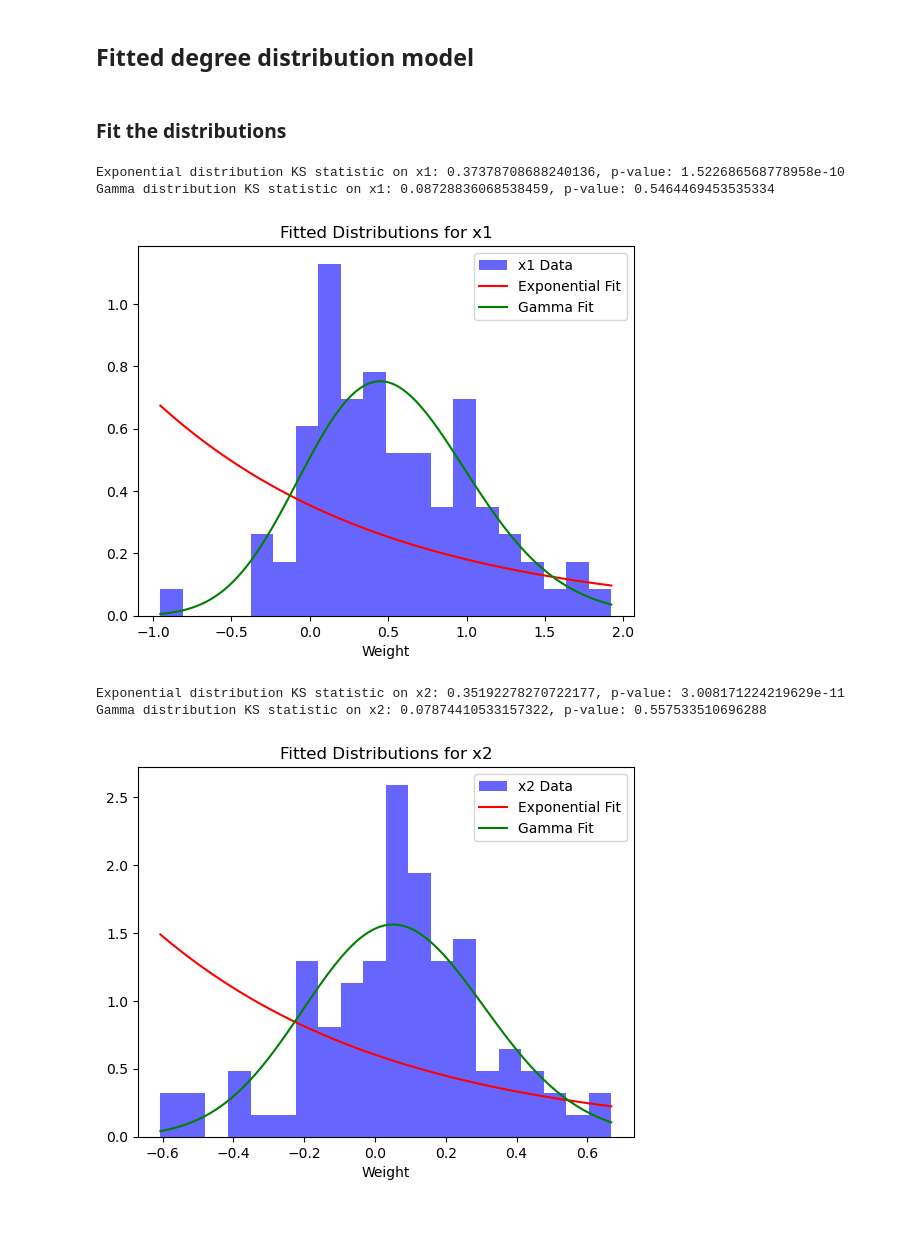
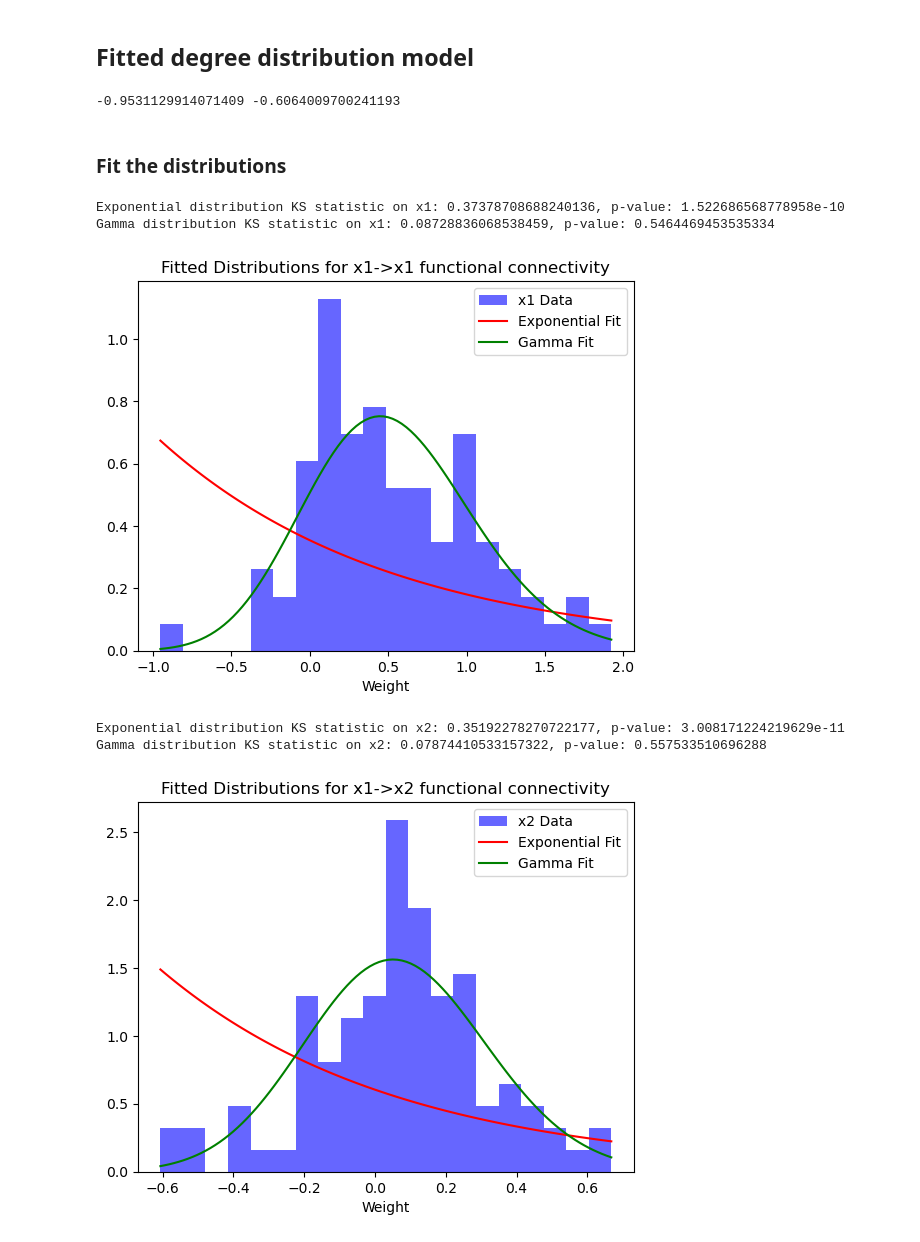
Before and after one commit to CharlesXu-Jingyue/VMHvl_MechModels, a Jupyter notebook: VMHvl_MM_Numerical.ipynb, the cells around one changed output. Saved outputs shown, nothing was run; the diff lists cells and outputs as text; code cells hidden in the pictures.

Commit message:
dist dependent conn

```diff
--- a/VMHvl_MM_Numerical.ipynb
+++ b/VMHvl_MM_Numerical.ipynb
@@ -42,6 +46,7 @@ Spike rate history recorded.
 # %%
 # Save simulation object
-save_path = 'snn.pkl'
-with open(save_path, 'wb') as f:
-    pickle.dump(snn, f)
-print(f'Simulation object saved to {save_path}')
+# current_time = datetime.now().strftime('%Y%m%d%H%M%S')
+# save_path = f'/home/charlesxu/local/data/vmhvl_snn/snn_{current_time}.pkl'
+# with open(save_path, 'wb') as f:
+#     pickle.dump(snn, f)
+# print(f'Simulation object saved to {save_path}')
@@ -50,6 +53,7 @@ Simulation object saved to snn.pkl
 # %%
 # Read simulation object
-with open(save_path, 'rb') as f:
+read_path = '/home/charlesxu/local/data/vmhvl_snn/snn_N1000T200e3_expsmooth.pkl'
+with open(read_path, 'rb') as f:
     snn = pickle.load(f)
-print(f'Simulation object loaded from {save_path}')
+print(f'Simulation object loaded from {read_path}')
 # %% [output]
@@ -97,59 +109,63 @@ dist_x2 = np.squeeze(dist_x2)
+# %%
+print(np.min(dist_x1), np.min(dist_x2))
+# %% [output]
+-0.9531129914071409 -0.6064009700241193
 # %% [markdown]
 ### Fit the distributions
 # %%
-## Fit for x1 population
+## Fit for x1->x1 functional connectivity
 
 # Fit parameters
 x1_exp_fit = stats.expon.fit(dist_x1)
 x1_gamma_fit = stats.gamma.fit(dist_x1)
 
 # Goodness of fit
 x1_exp_ks = stats.kstest(dist_x1, 'expon', args=x1_exp_fit)
 x1_gamma_ks = stats.kstest(dist_x1, 'gamma', args=x1_gamma_fit)
 print(f'Exponential distribution KS statistic on x1: {x1_exp_ks[0]}, p-value: {x1_exp_ks[1]}')
 print(f'Gamma distribution KS statistic on x1: {x1_gamma_ks[0]}, p-value: {x1_gamma_ks[1]}')
 
 # Plot the histogram and the fitted distributions
 x = np.linspace(np.min(dist_x1), np.max(dist_x1), 100)
 x1_exp_pdf = stats.expon.pdf(x, *x1_exp_fit)
 x1_gamma_pdf = stats.gamma.pdf(x, *x1_gamma_fit)
 plt.hist(dist_x1, bins=20, density=True, alpha=0.6, color='b', label='x1 Data')
 plt.plot(x, x1_exp_pdf, 'r-', label='Exponential Fit')
 plt.plot(x, x1_gamma_pdf, 'g-', label='Gamma Fit')
 plt.xlabel('Weight')
 plt.legend()
-plt.title('Fitted Distributions for x1')
+plt.title('Fitted Distributions for x1->x1 functional connectivity')
 plt.show()
 # %% [output]
 Exponential distribution KS statistic on x1: 0.37378708688240136, p-value: 1.522686568778958e-10
 Gamma distribution KS statistic on x1: 0.08728836068538459, p-value: 0.5464469453535334
-[figure, old version]
+[figure, new version]
 # %%
-## Fit for x2 population
+## Fit for x1->x2 functional connectivity
 
 # Fit parameters
-x2_exp_fit = stats.expon.fit(dist_x2)
-x2_gamma_fit = stats.gamma.fit(dist_x2)
+x1x2_exp_fit = stats.expon.fit(dist_x2)
+x1x2_gamma_fit = stats.gamma.fit(dist_x2)
 
 # Goodness of fit
-x2_exp_ks = stats.kstest(dist_x2, 'expon', args=x2_exp_fit)
-x2_gamma_ks = stats.kstest(dist_x2, 'gamma', args=x2_gamma_fit)
-print(f'Exponential distribution KS statistic on x2: {x2_exp_ks[0]}, p-value: {x2_exp_ks[1]}')
-print(f'Gamma distribution KS statistic on x2: {x2_gamma_ks[0]}, p-value: {x2_gamma_ks[1]}')
+x1x2_exp_ks = stats.kstest(dist_x2, 'expon', args=x1x2_exp_fit)
+x1x2_gamma_ks = stats.kstest(dist_x2, 'gamma', args=x1x2_gamma_fit)
+print(f'Exponential distribution KS statistic on x2: {x1x2_exp_ks[0]}, p-value: {x1x2_exp_ks[1]}')
+print(f'Gamma distribution KS statistic on x2: {x1x2_gamma_ks[0]}, p-value: {x1x2_gamma_ks[1]}')
 
 # Plot the histogram and the fitted distributions
 x = np.linspace(np.min(dist_x2), np.max(dist_x2), 100)
-x2_exp_pdf = stats.expon.pdf(x, *x2_exp_fit)
-x2_gamma_pdf = stats.gamma.pdf(x, *x2_gamma_fit)
+x1x2_exp_pdf = stats.expon.pdf(x, *x1x2_exp_fit)
+x1x2_gamma_pdf = stats.gamma.pdf(x, *x1x2_gamma_fit)
 
 plt.hist(dist_x2, bins=20, density=True, alpha=0.6, color='b', label='x2 Data')
-plt.plot(x, x2_exp_pdf, 'r-', label='Exponential Fit')
-plt.plot(x, x2_gamma_pdf, 'g-', label='Gamma Fit')
+plt.plot(x, x1x2_exp_pdf, 'r-', label='Exponential Fit')
+plt.plot(x, x1x2_gamma_pdf, 'g-', label='Gamma Fit')
 plt.xlabel('Weight')
 plt.legend()
-plt.title('Fitted Distributions for x2')
+plt.title('Fitted Distributions for x1->x2 functional connectivity')
 plt.show()
 # %% [output]
 Exponential distribution KS statistic on x2: 0.35192278270722177, p-value: 3.008171224219629e-11
 Gamma distribution KS statistic on x2: 0.07874410533157322, p-value: 0.557533510696288
-[figure, old version]
+[figure, new version]
```
Also changed, not shown: parts of 21 cells of this notebook, 1 other file.
